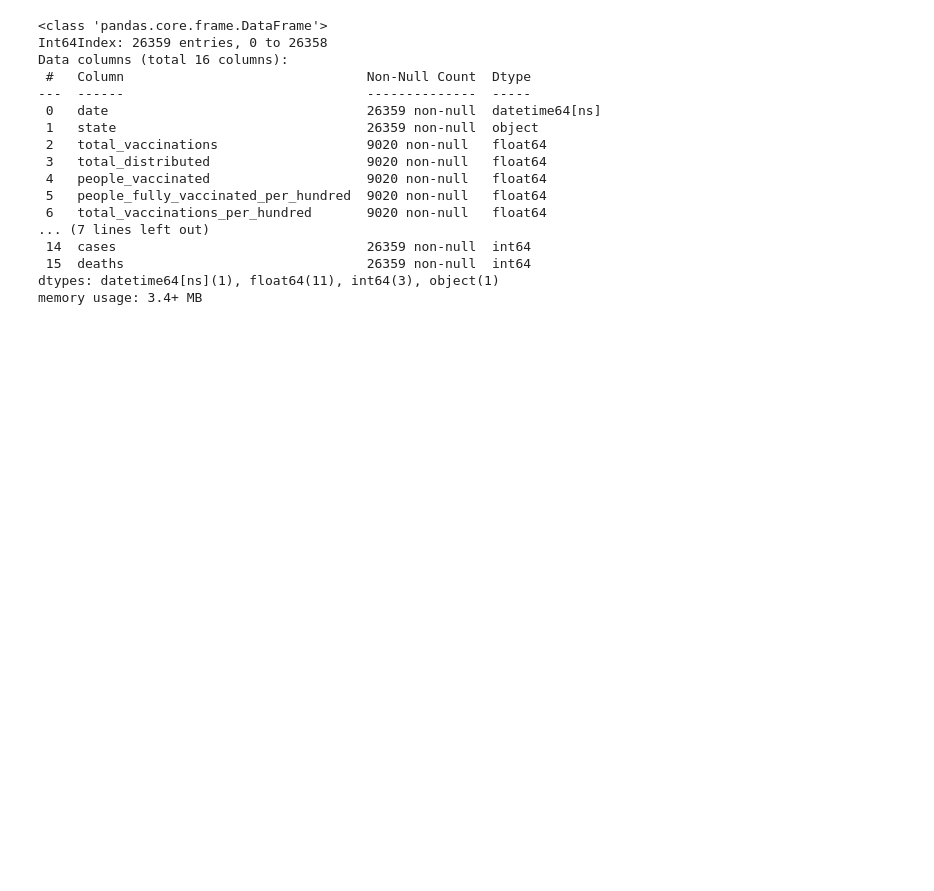
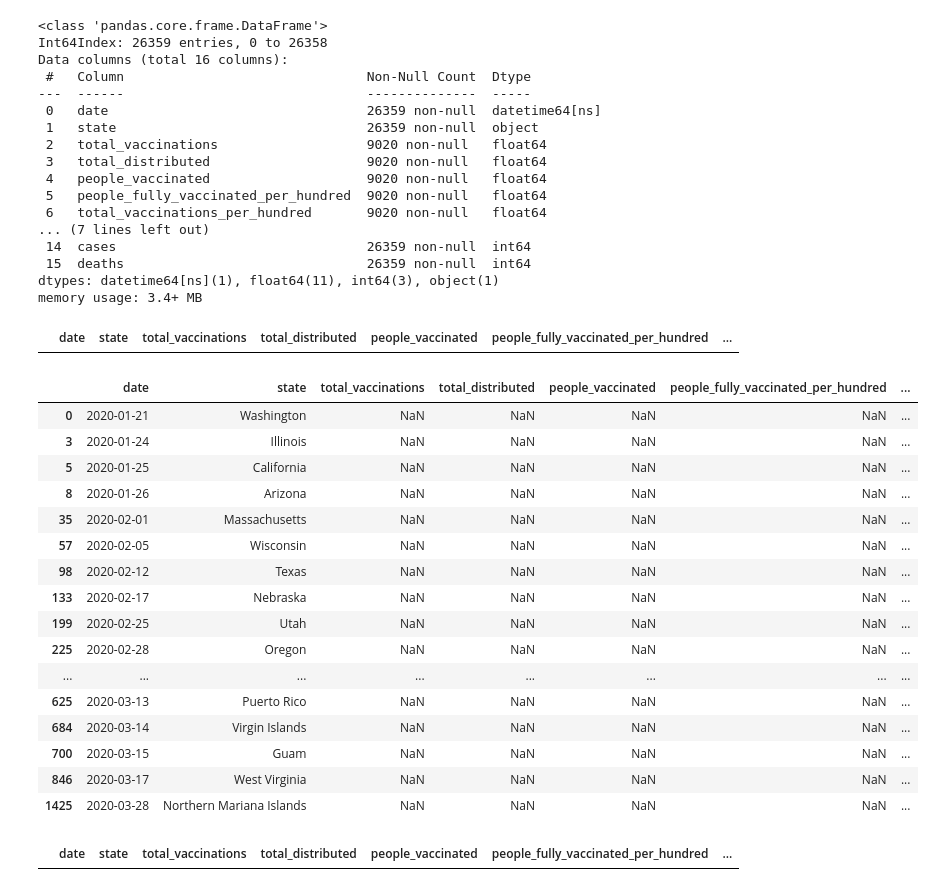
Before and after one commit to feifeikong/Springboard, a Jupyter notebook: Capstone2-Covid_Vaccinations/Capstone2_Data_Wrangling.ipynb, the cells around one changed output. Saved outputs shown, nothing was run; the diff lists cells and outputs as text; code cells hidden in the pictures; blank space fills up the shorter version.

Commit message:
Updated Data Wrangling with new columns

```diff
--- a/Capstone2-Covid_Vaccinations/Capstone2_Data_Wrangling.ipynb
+++ b/Capstone2-Covid_Vaccinations/Capstone2_Data_Wrangling.ipynb
@@ -294,3 +294,7 @@ Data columns (total 16 columns):
  15  deaths                               26359 non-null  int64
 dtypes: datetime64[ns](1), float64(11), int64(3), object(1)
 memory usage: 3.4+ MB
+# %%
+#add new column with number of new cases per day
+
+combined_data['new_cases'] = combined_data.groupby('state').diff(periods=1).cases
@@ -296,0 +317,28 @@ memory usage: 3.4+ MB
+# %%
+#check if there are still new_cases less than 0
+
+combined_data[combined_data['new_cases'] < 0]
+# %% [output]
+|  | date | state | total_vaccinations | total_distributed | people_vaccinated | people_fully_vaccinated_per_hundred | ... |
+# %%
+#check which values in new_cases is null
+
+combined_data[combined_data['new_cases'].isnull()]
+# %% [output]
+|  | date | state | total_vaccinations | total_distributed | people_vaccinated | people_fully_vaccinated_per_hundred | ... |
+| 0 | 2020-01-21 | Washington | NaN | NaN | NaN | NaN | ... |
+| 3 | 2020-01-24 | Illinois | NaN | NaN | NaN | NaN | ... |
+| 5 | 2020-01-25 | California | NaN | NaN | NaN | NaN | ... |
+| 8 | 2020-01-26 | Arizona | NaN | NaN | NaN | NaN | ... |
+| 35 | 2020-02-01 | Massachusetts | NaN | NaN | NaN | NaN | ... |
+| 57 | 2020-02-05 | Wisconsin | NaN | NaN | NaN | NaN | ... |
+| 98 | 2020-02-12 | Texas | NaN | NaN | NaN | NaN | ... |
+| 133 | 2020-02-17 | Nebraska | NaN | NaN | NaN | NaN | ... |
+| 199 | 2020-02-25 | Utah | NaN | NaN | NaN | NaN | ... |
+| 225 | 2020-02-28 | Oregon | NaN | NaN | NaN | NaN | ... |
+| ... | ... | ... | ... | ... | ... | ... | ... |
+| 625 | 2020-03-13 | Puerto Rico | NaN | NaN | NaN | NaN | ... |
+| 684 | 2020-03-14 | Virgin Islands | NaN | NaN | NaN | NaN | ... |
+| 700 | 2020-03-15 | Guam | NaN | NaN | NaN | NaN | ... |
+| 846 | 2020-03-17 | West Virginia | NaN | NaN | NaN | NaN | ... |
+| 1425 | 2020-03-28 | Northern Mariana Islands | NaN | NaN | NaN | NaN | ... |
@@ -296,0 +351,6 @@ memory usage: 3.4+ MB
+# %%
+#check that there are no more null values in new_cases
+
+combined_data[combined_data['new_cases'].isnull()]
+# %% [output]
+|  | date | state | total_vaccinations | total_distributed | people_vaccinated | people_fully_vaccinated_per_hundred | ... |
```
Also changed, not shown: parts of 15 cells of this notebook, 1 other file.
